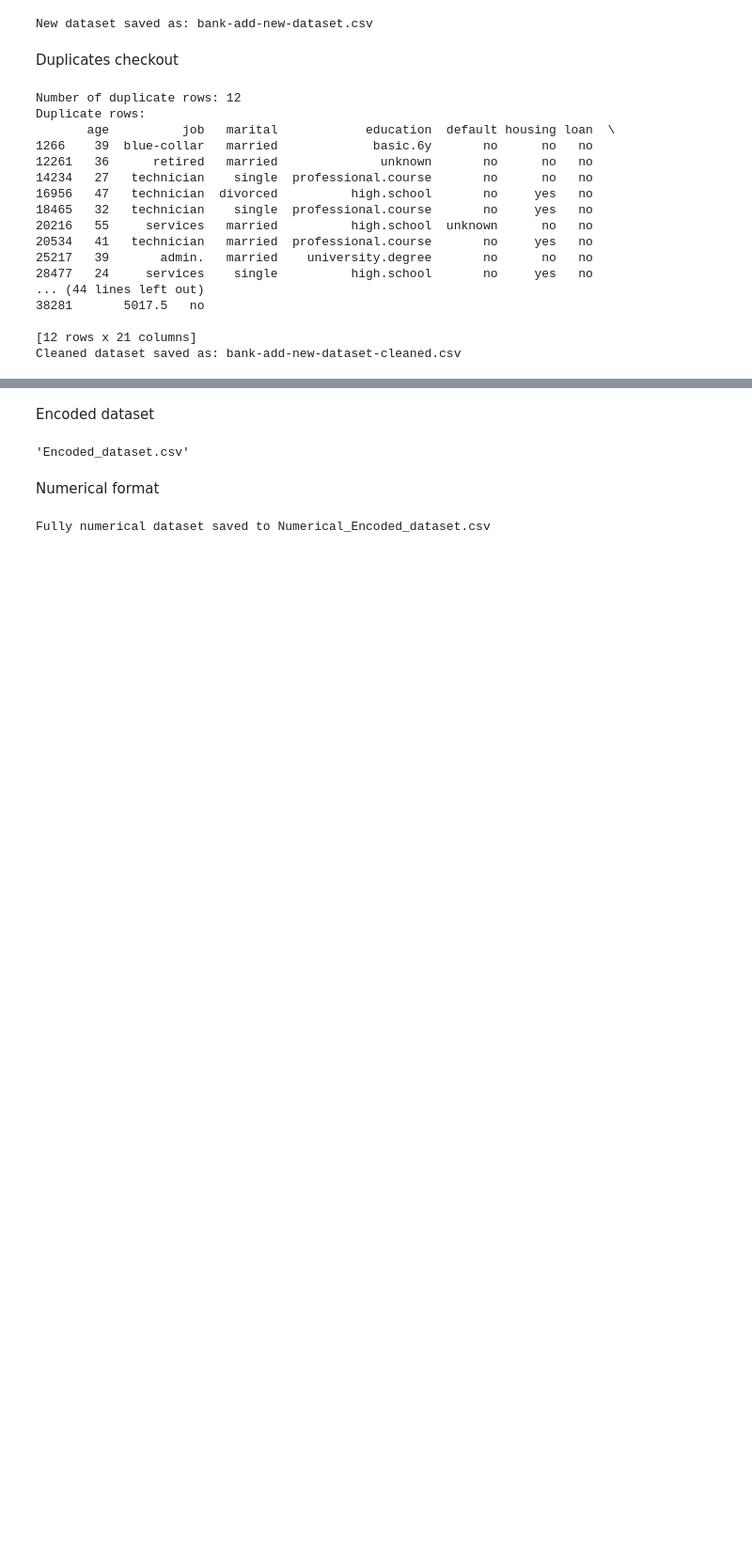
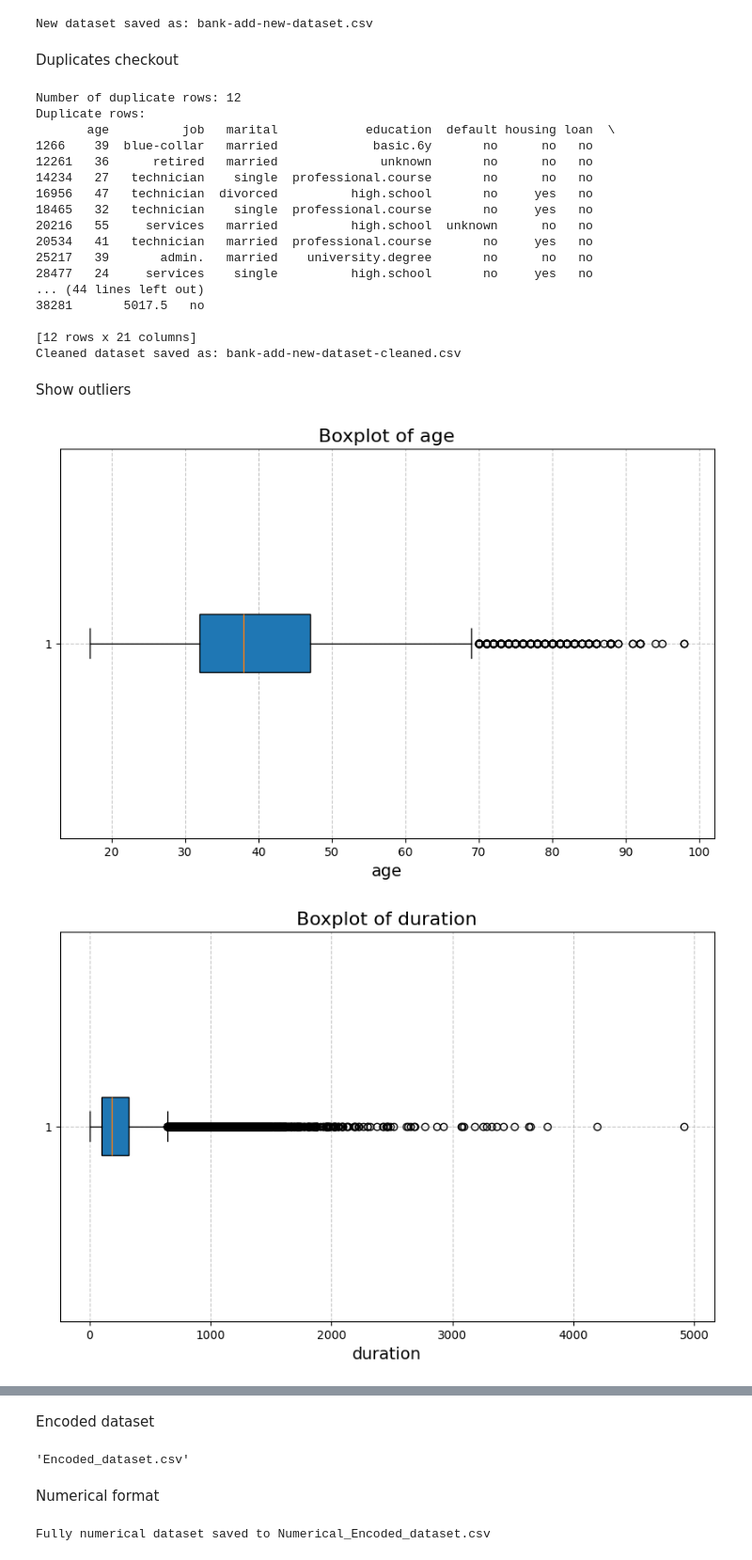
Before and after one commit to Itzz-Hashan/Client-Prediction-System, a Jupyter notebook: Preproccesing/Preproccesing.ipynb, the cells around one changed output, grey strips where cells are left out. Shown: that part at 94% size. Cells and saved outputs as stored; diff of their text form; code cells hidden in the pictures; blank space fills up the shorter version.

Commit message:
outliers filtering

```diff
--- a/Preproccesing/Preproccesing.ipynb
+++ b/Preproccesing/Preproccesing.ipynb
@@ -62,3 +62,25 @@ Duplicate rows:
 
 [12 rows x 21 columns]
 Cleaned dataset saved as: bank-add-new-dataset-cleaned.csv
+# %% [markdown]
+Show outliers
+# %%
+import pandas as pd
+import matplotlib.pyplot as plt
+
+# Load the dataset
+file_path = 'bank-add-new-dataset-cleaned.csv'  # Replace with your file path
+data = pd.read_csv(file_path)
+
+# Plot boxplots for numerical columns
+numerical_columns = data.select_dtypes(include=['number']).columns
+for column in numerical_columns:
+    plt.figure(figsize=(10, 6))
+    plt.boxplot(data[column].dropna(), vert=False, patch_artist=True)
+    plt.title(f'Boxplot of {column}', fontsize=16)
+    plt.xlabel(column, fontsize=14)
+    plt.grid(True, linestyle='--', alpha=0.7)
+    plt.show()
+# %% [output]
+[figure, added]
+[figure, added]
```
Also changed, not shown: parts of 3 cells of this notebook.
